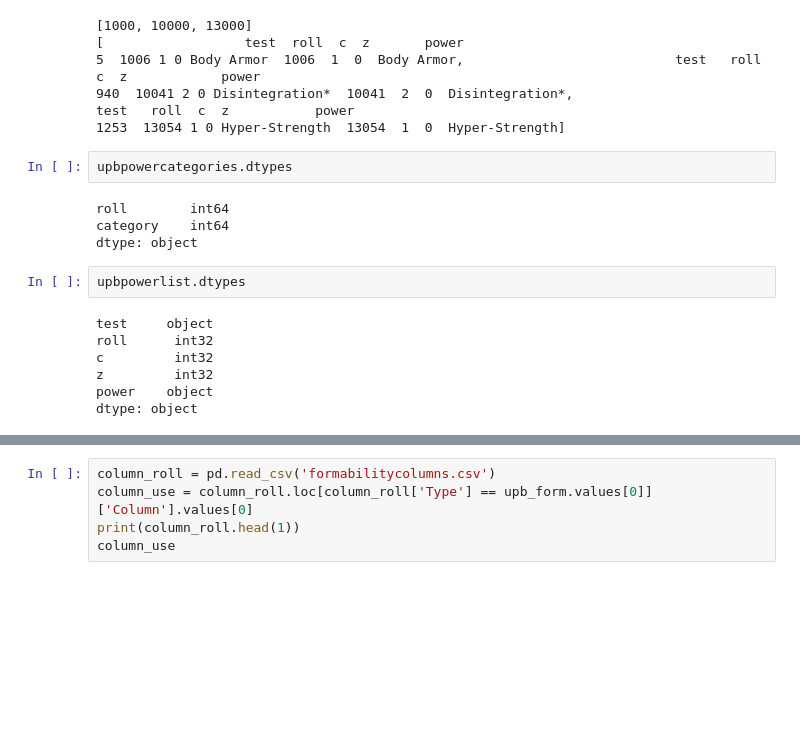
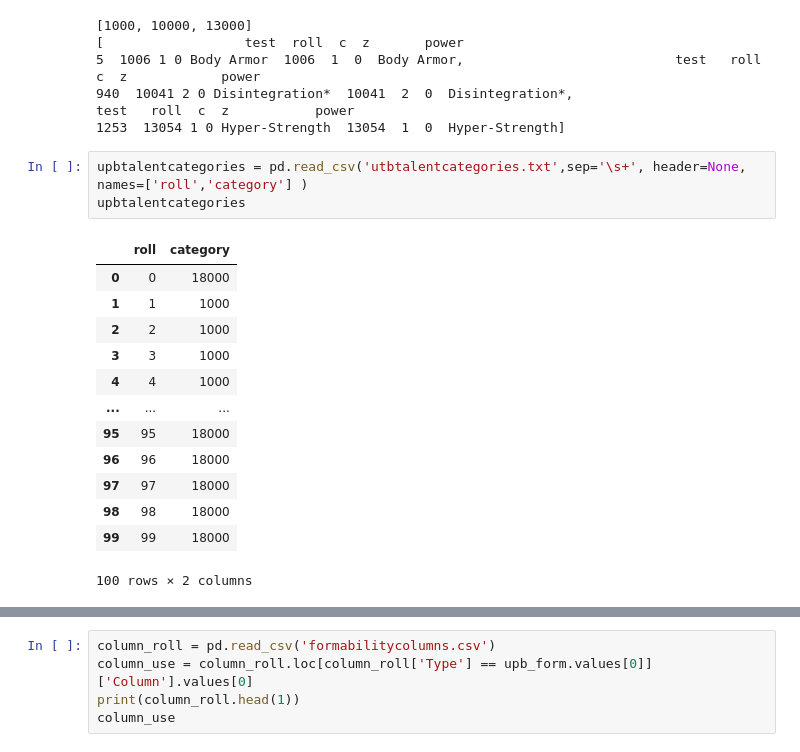
Before and after one commit to bluetyson/FASERIP-Slugfest, a Jupyter notebook: FASERIP Character Generator.ipynb, the cells around one changed output, grey strips where cells are left out. Drawn from its saved outputs; the diff is of its cells as text; blank space fills up the shorter version.

```diff
--- a/FASERIP Character Generator.ipynb
+++ b/FASERIP Character Generator.ipynb
@@ -164,18 +209,20 @@ print(powers_list)
 5  1006 1 0 Body Armor  1006  1  0  Body Armor,                           test   roll  c  z            power
 940  10041 2 0 Disintegration*  10041  2  0  Disintegration*,                           test   roll  c  z           power
 1253  13054 1 0 Hyper-Strength  13054  1  0  Hyper-Strength]
-# %%
-upbpowercategories.dtypes
-# %% [output]
-roll        int64
-category    int64
-dtype: object
-# %%
-upbpowerlist.dtypes
-# %% [output]
-test     object
-roll      int32
-c         int32
-z         int32
-power    object
-dtype: object
+# %%
+upbtalentcategories = pd.read_csv('utbtalentcategories.txt',sep='\s+', header=None, names=['roll','category'] )
+upbtalentcategories
+# %% [output]
+|  | roll | category |
+| 0 | 0 | 18000 |
+| 1 | 1 | 1000 |
+| 2 | 2 | 1000 |
+| 3 | 3 | 1000 |
+| 4 | 4 | 1000 |
+| ... | ... | ... |
+| 95 | 95 | 18000 |
+| 96 | 96 | 18000 |
+| 97 | 97 | 18000 |
+| 98 | 98 | 18000 |
+| 99 | 99 | 18000 |
+100 rows × 2 columns
```
Also changed, not shown: parts of 8 cells of this notebook, 2 other files.
